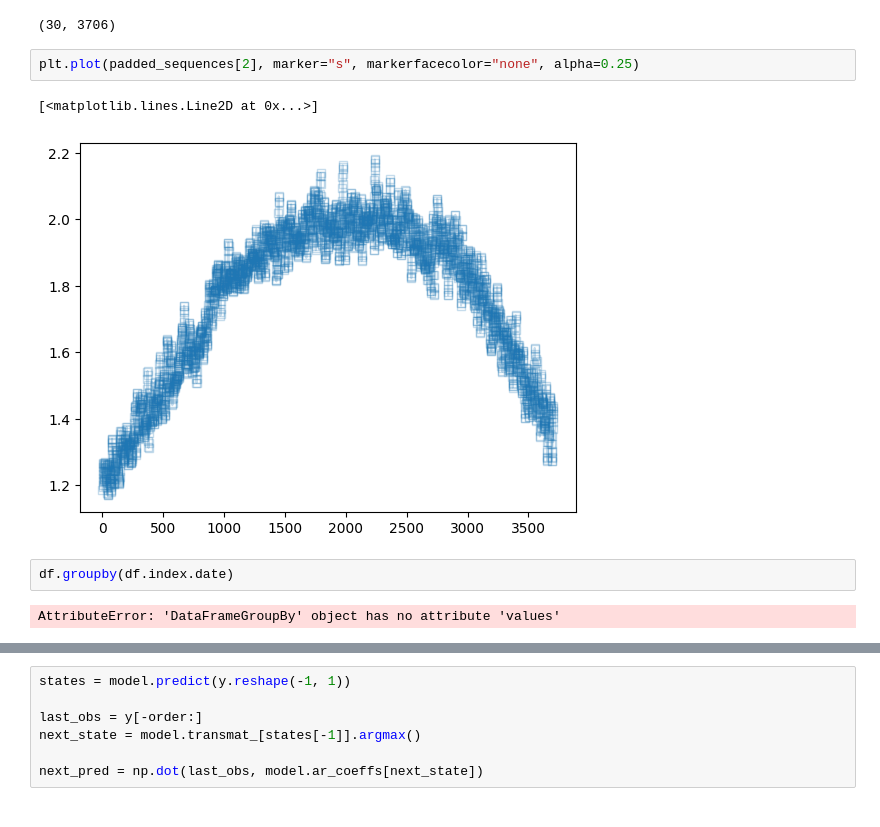
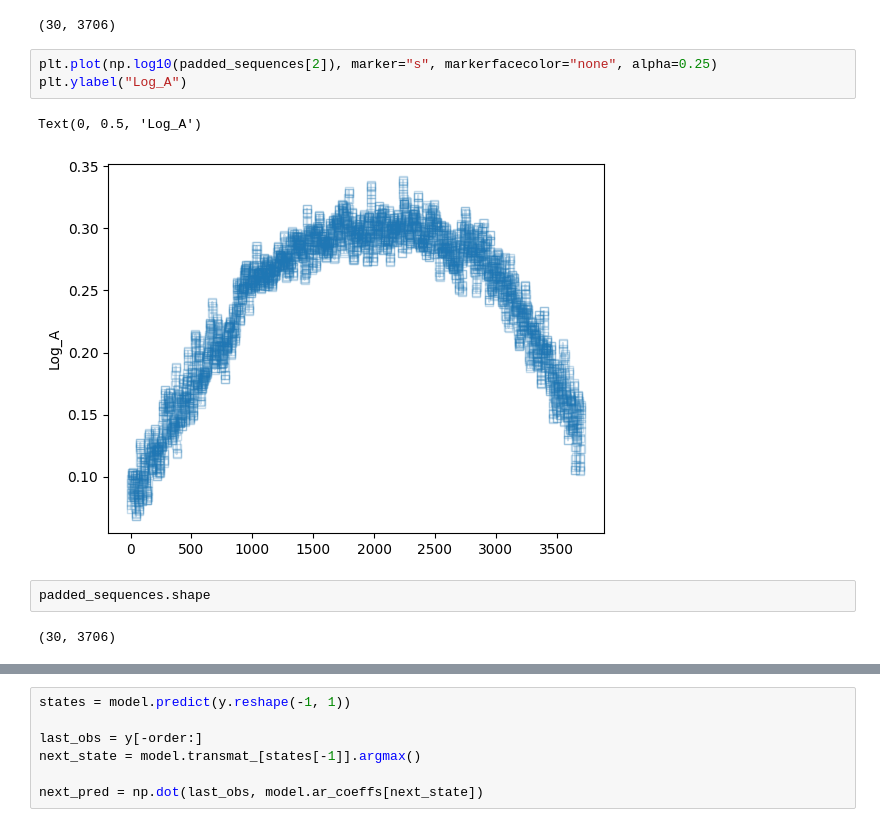
Before and after one commit to aldarco/vlf, a Jupyter notebook: markov/predict-states.ipynb, the cells around one changed output, grey strips where cells are left out. Cells and saved outputs as stored; diff of their text form.

```diff
--- a/markov/predict-states.ipynb
+++ b/markov/predict-states.ipynb
@@ -24,14 +24,15 @@ padded_sequences.shape
 # %% [output]
 (30, 3706)
 # %%
-plt.plot(padded_sequences[2], marker="s", markerfacecolor="none", alpha=0.25)
+plt.plot(np.log10(padded_sequences[2]), marker="s", markerfacecolor="none", alpha=0.25)
+plt.ylabel("Log_A")
 # %% [output]
-[<matplotlib.lines.Line2D at 0x...>]
+Text(0, 0.5, 'Log_A')
-[figure, old version]
+[figure, new version]
-# %%
-df.groupby(df.index.date)
-# %% [output]
-AttributeError: 'DataFrameGroupBy' object has no attribute 'values'
+# %%
+padded_sequences.shape
+# %% [output]
+(30, 3706)
 # %%
 def create_ar_features(sequences, p=2):
     X, y = [], []
```
Also changed, not shown: parts of 9 cells of this notebook, 5 other files.
